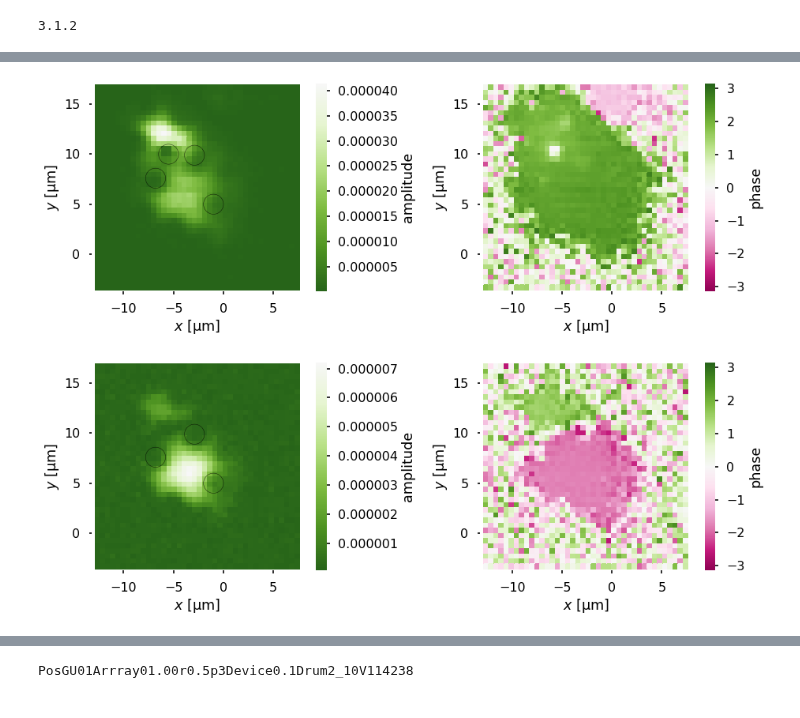
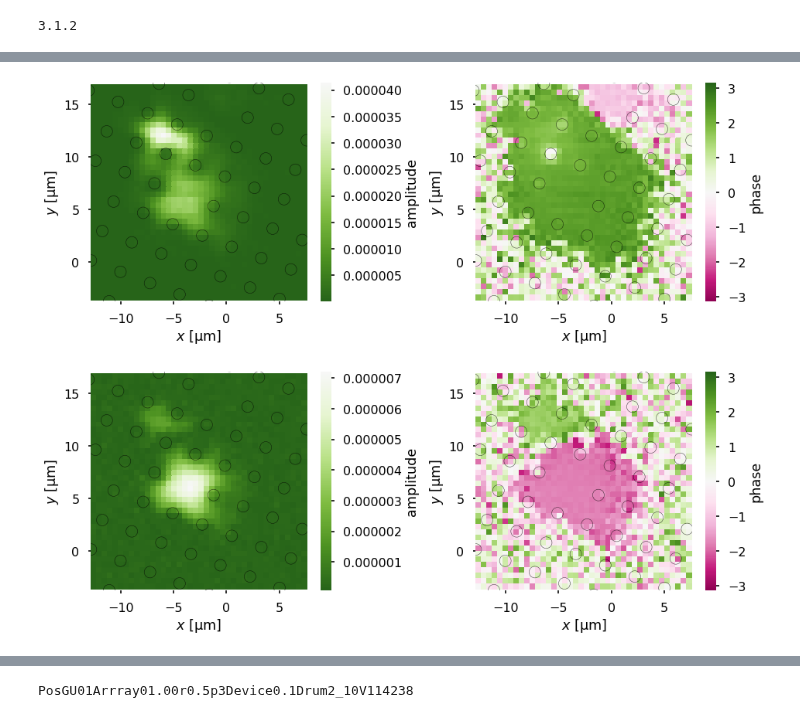
Before and after one commit to horowitz-lab/NetMAP, a Jupyter notebook: Mode Maps.ipynb, the cells around one changed output, grey strips where cells are left out. Saved outputs shown, nothing was run; the diff lists cells and outputs as text; code cells hidden in the pictures.

Commit message:
BLD: Mode maps: Draw grid of circles, with two removed as in experimental setup

```diff
--- a/Mode Maps.ipynb
+++ b/Mode Maps.ipynb
@@ -16,7 +16,7 @@ print(mpl.__version__) # version 3 required for cmap='twilight_shifted'
 
 sns.set_context('poster') # makes text larger
 
-add_circle = False
+add_circle = True
 plot3d = False
 
 
@@ -52,7 +115,6 @@ df = pd.read_csv(os.path.join(path, 'Demod1.csv'), skiprows = 2)
 df['X um']=df['Green X']
 df['Y um']= df['Green Y']
 
-add_circle = True
 
 fig, (ax1, ax2) = plt.subplots(1, 2, figsize=(13.23,5))
 
@@ -73,14 +135,9 @@ plt.ylabel(u'$y$ [μm]')
 ax1.axis('equal')
 
 if add_circle:
-    circle1 = plt.Circle((-6.8, 7.6), 1, color='k', fill = None, alpha = .8)
-    circle2 = plt.Circle((-2.9,9.9), 1, color='k', fill = None, alpha = .8)
-    circle3 = plt.Circle((-1,5), 1, color='k',  fill = None, alpha = .8)
-    circle4 = plt.Circle((-5.5, 10), 1, color='k', fill = None, alpha = .8)
-    ax1.add_artist(circle1)
-    ax1.add_artist(circle2)
-    ax1.add_artist(circle3)
-    ax1.add_artist(circle4)
+    for coords in coordlist:
+        thiscircle = plt.Circle(coords, radius=radius, color='k', fill = None, alpha = .8)
+        plt.gca().add_artist(thiscircle)
 
 
 plt.sca(ax2)
@@ -89,6 +146,12 @@ myheatmap(phase1, 'phase', vmin=-np.pi, vmax = np.pi, cmap=divergingcmap);
 ax2.axis('equal');
 plt.xlabel(u'$x$ [μm]')
 plt.ylabel(u'$y$ [μm]')
+
+if add_circle:
+    for coords in coordlist:
+        thiscircle = plt.Circle(coords, radius=radius, color='k', fill = None, alpha = .8)
+        plt.gca().add_artist(thiscircle)
+
 plt.tight_layout();
 
 
@@ -113,41 +176,43 @@ myheatmap(data, 'amplitude', norm = greennorm,
 plt.xlabel(u'$x$ [μm]')
 plt.ylabel(u'$y$ [μm]')
 ax3.axis('equal');
 
 if add_circle:
-    circle1 = plt.Circle((-6.8, 7.6), 1, color='k', fill = None, alpha = .8)
-    circle2 = plt.Circle((-2.9,9.9), 1, color='k', fill = None, alpha = .8)
-    circle3 = plt.Circle((-1,5), 1, color='k',  fill = None, alpha = .8)
-    ax3.add_artist(circle1)
-    ax3.add_artist(circle2)
-    ax3.add_artist(circle3)
+    for coords in coordlist:
+        thiscircle = plt.Circle(coords, radius=radius, color='k', fill = None, alpha = .8)
+        plt.gca().add_artist(thiscircle)
 
 plt.sca(ax4)
 phase2 = df.pivot_table(index = 'Y um', columns = 'X um', values = 'phase').sort_index(axis = 0, ascending = False)
 myheatmap(phase2, 'phase', vmin=-np.pi, vmax = np.pi, cmap=divergingcmap);
 plt.xlabel(u'$x$ [μm]')
 plt.ylabel(u'$y$ [μm]')
 ax4.axis('equal');
+
+if add_circle:
+    for coords in coordlist:
+        thiscircle = plt.Circle(coords, radius=radius, color='k', fill = None, alpha = .8)
+        plt.gca().add_artist(thiscircle)
 
 from mpl_toolkits.axes_grid1.anchored_artists import AnchoredSizeBar
 def add_sizebar(ax, size):
     asb = AnchoredSizeBar(ax.transData,
                           size,
                           str(size) + u' μm',
                           loc='lower right',
                           #bbox_to_anchor=(.5,.5),
                           size_vertical=.4,
                           pad=0.1, borderpad=0.5, sep=5,
                           frameon=False)
     ax.add_artist(asb)
 
     ## uncommenting the following line will create a sizebar a little bit covering the plot
 #add_sizebar(ax4, 10)
 
 plt.tight_layout();
 # %% [output]
-[figure, old version]
+[figure, new version]
-[figure, old version]
+[figure, new version]
 # %%
 file = 'PosGU01Array01.00r0.5p3Array01.00r0.5p3Device1.2Drum_15.16MHz_1104325'
 path = os.path.join(folder1,file)
```
Also changed, not shown: parts of 3 cells of this notebook.
